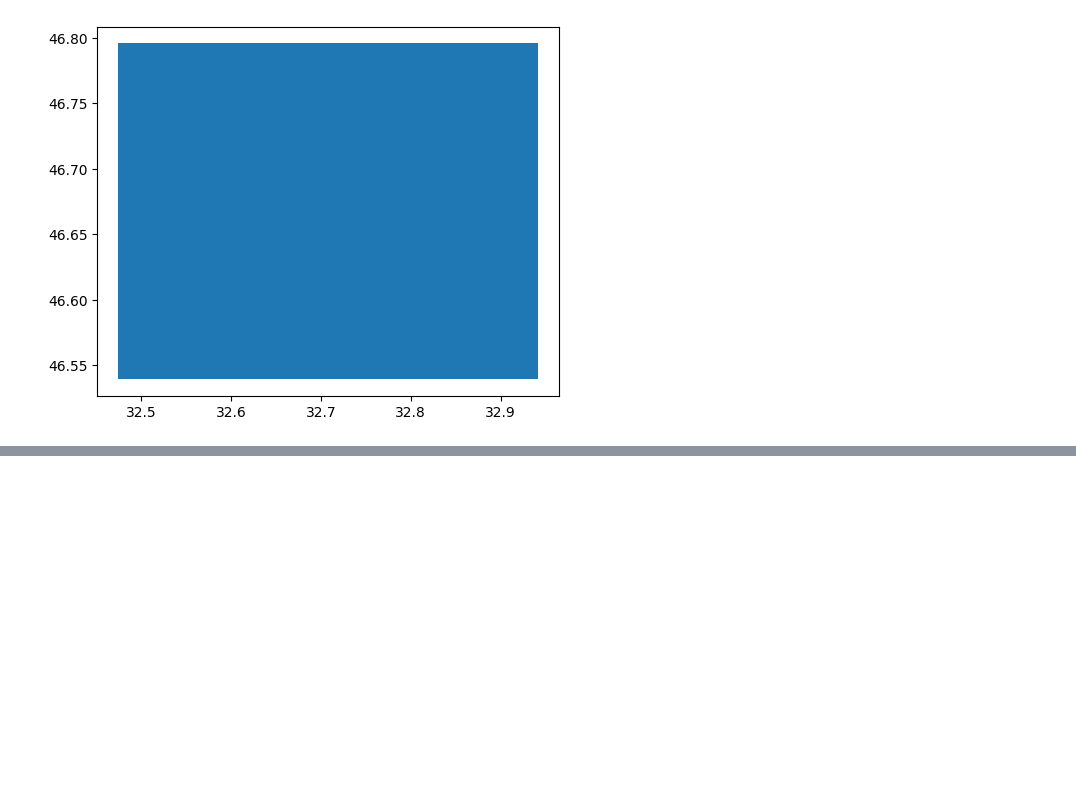
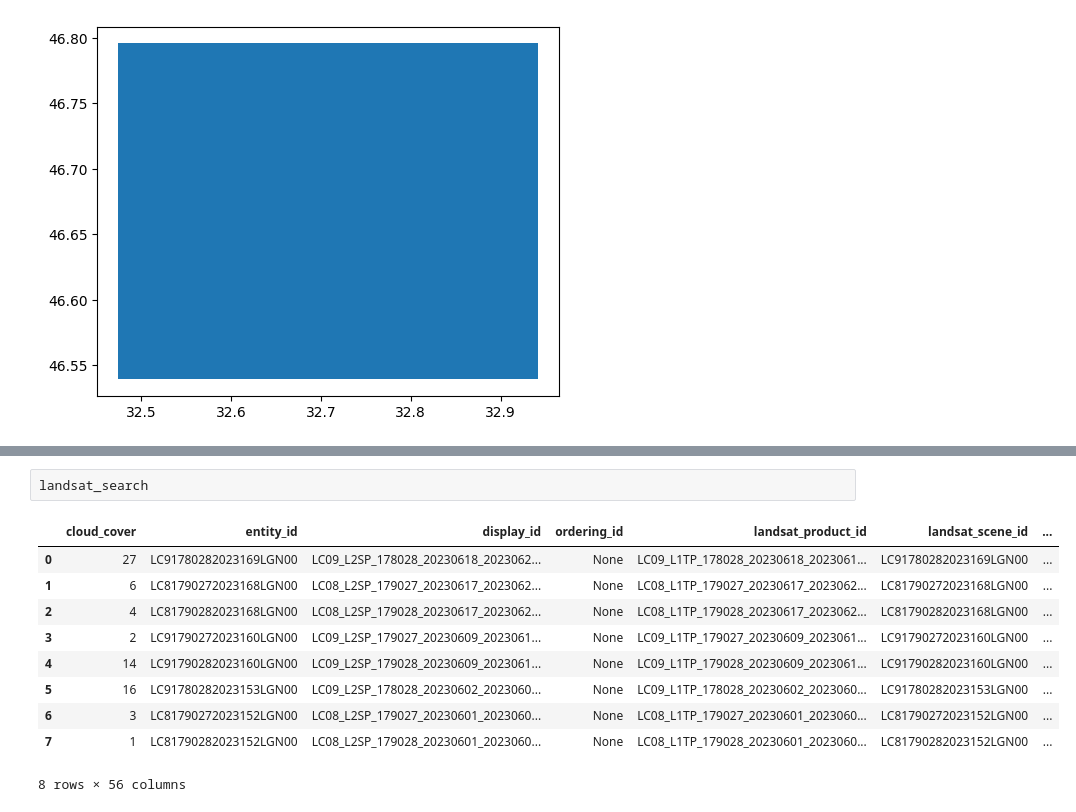
Before and after one commit to turkim1/satellite_flood_detection, a Jupyter notebook: notebooks/download_data_v00.ipynb, the cells around one changed output, grey strips where cells are left out. Cells and saved outputs as stored; diff of their text form; blank space fills up the shorter version.

```diff
--- a/notebooks/download_data_v00.ipynb
+++ b/notebooks/download_data_v00.ipynb
@@ -34,0 +70,13 @@ DownloadImagery.download_sentinel(username = username_sentinel,
+# %%
+landsat_search
+# %% [output]
+|  | cloud_cover | entity_id | display_id | ordering_id | landsat_product_id | landsat_scene_id | ... |
+| 0 | 27 | LC91780282023169LGN00 | LC09_L2SP_178028_20230618_2023062... | None | LC09_L1TP_178028_20230618_2023061... | LC91780282023169LGN00 | ... |
+| 1 | 6 | LC81790272023168LGN00 | LC08_L2SP_179027_20230617_2023062... | None | LC08_L1TP_179027_20230617_2023062... | LC81790272023168LGN00 | ... |
+| 2 | 4 | LC81790282023168LGN00 | LC08_L2SP_179028_20230617_2023062... | None | LC08_L1TP_179028_20230617_2023062... | LC81790282023168LGN00 | ... |
+| 3 | 2 | LC91790272023160LGN00 | LC09_L2SP_179027_20230609_2023061... | None | LC09_L1TP_179027_20230609_2023061... | LC91790272023160LGN00 | ... |
+| 4 | 14 | LC91790282023160LGN00 | LC09_L2SP_179028_20230609_2023061... | None | LC09_L1TP_179028_20230609_2023061... | LC91790282023160LGN00 | ... |
+| 5 | 16 | LC91780282023153LGN00 | LC09_L2SP_178028_20230602_2023060... | None | LC09_L1TP_178028_20230602_2023060... | LC91780282023153LGN00 | ... |
+| 6 | 3 | LC81790272023152LGN00 | LC08_L2SP_179027_20230601_2023060... | None | LC08_L1TP_179027_20230601_2023060... | LC81790272023152LGN00 | ... |
+| 7 | 1 | LC81790282023152LGN00 | LC08_L2SP_179028_20230601_2023060... | None | LC08_L1TP_179028_20230601_2023060... | LC81790282023152LGN00 | ... |
+8 rows × 56 columns
```
Also changed, not shown: parts of 13 cells of this notebook, 1 other file.
